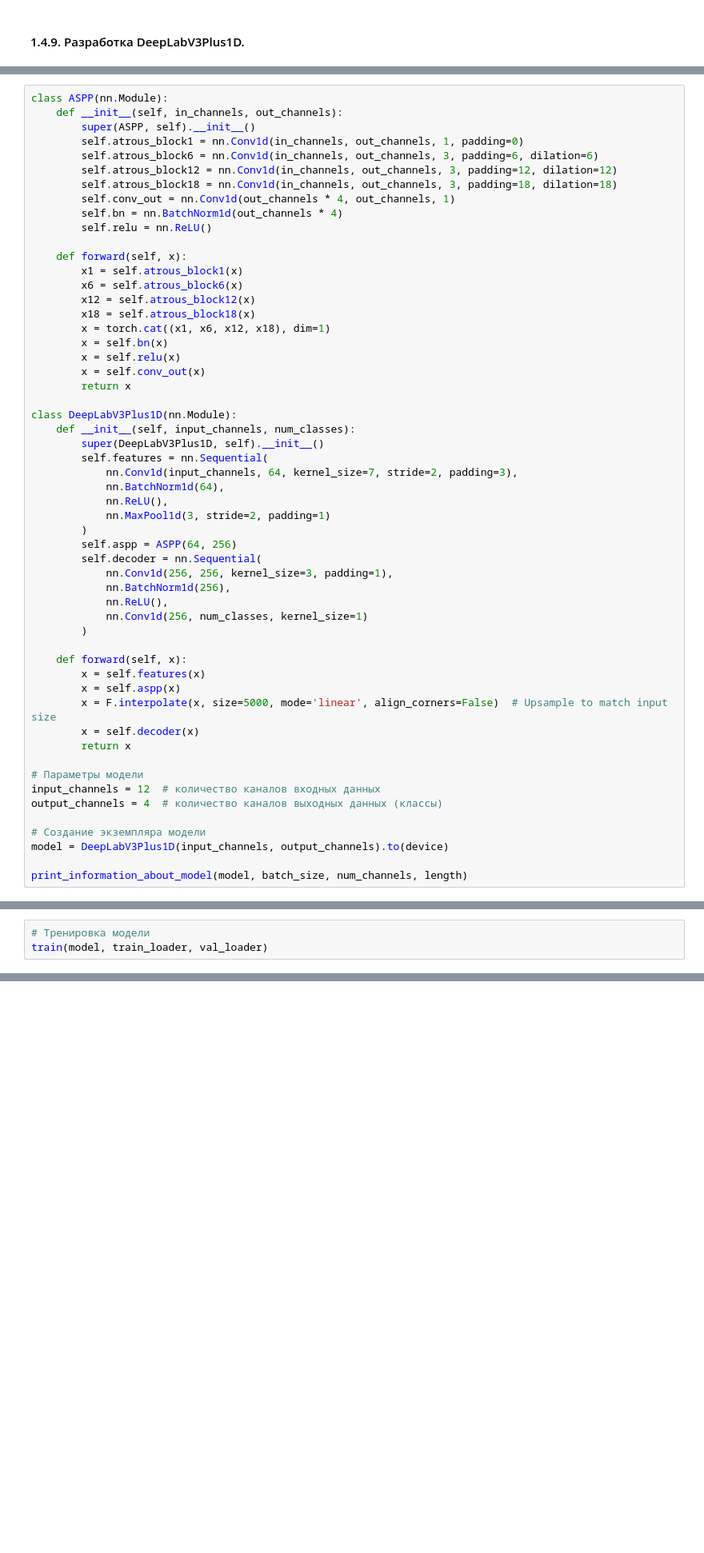
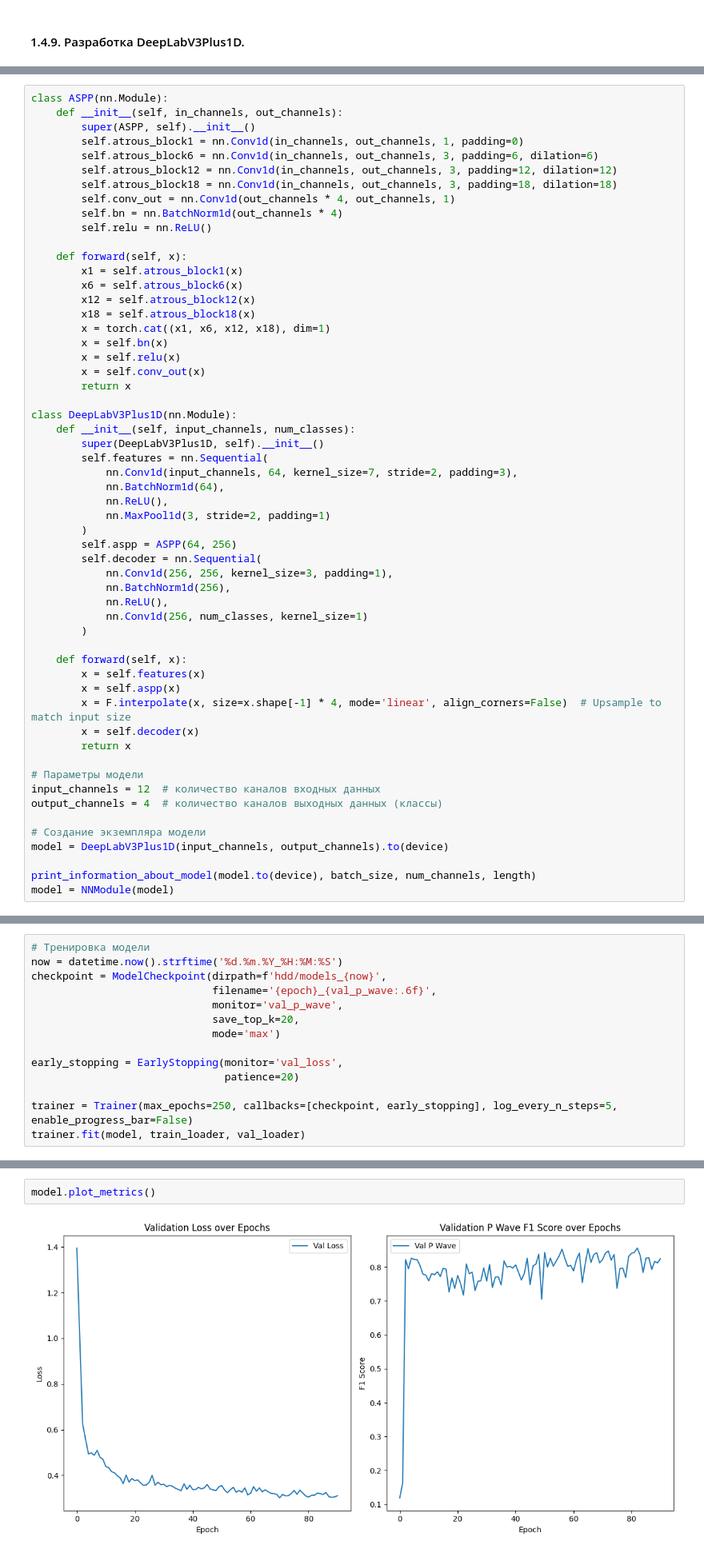
Before and after one commit to Meshford/MasterDiploma, a Jupyter notebook: Diplom_notebook.ipynb, the cells around one changed output, grey strips where cells are left out. Shown at 80% size. Cells and saved outputs as stored; diff of their text form; blank space fills up the shorter version.

```diff
--- a/Diplom_notebook.ipynb
+++ b/Diplom_notebook.ipynb
@@ -2157,7 +2268,7 @@ class DeepLabV3Plus1D(nn.Module):
     def forward(self, x):
         x = self.features(x)
         x = self.aspp(x)
-        x = F.interpolate(x, size=5000, mode='linear', align_corners=False)  # Upsample to match input size
+        x = F.interpolate(x, size=x.shape[-1] * 4, mode='linear', align_corners=False)  # Upsample to match input size
         x = self.decoder(x)
         return x
 
@@ -2168,7 +2279,8 @@ output_channels = 4  # количество каналов выходных да
 # Создание экземпляра модели
 model = DeepLabV3Plus1D(input_channels, output_channels).to(device)
 
-print_information_about_model(model, batch_size, num_channels, length)
+print_information_about_model(model.to(device), batch_size, num_channels, length)
+model = NNModule(model)
 # %% [output]
 Размер входа: torch.Size([2, 12, 5000])
 Размер выхода: torch.Size([2, 4, 5000])
@@ -2193,5 +2305,16 @@ Inference Time: 0.0520885 seconds
 **Декодер**: Простой декодер используется для восстановления размера до исходного, используя интерполяцию для увеличения размера выхода ASPP до размера входного сигнала.
 # %%
 # Тренировка модели
-train(model, train_loader, val_loader)
+now = datetime.now().strftime('%d.%m.%Y_%H:%M:%S')
+checkpoint = ModelCheckpoint(dirpath=f'hdd/models_{now}',
+                             filename='{epoch}_{val_p_wave:.6f}',
+                             monitor='val_p_wave',
+                             save_top_k=20,
+                             mode='max')
+
+early_stopping = EarlyStopping(monitor='val_loss',
+                               patience=20)
+
+trainer = Trainer(max_epochs=250, callbacks=[checkpoint, early_stopping], log_every_n_steps=5, enable_progress_bar=False)
+trainer.fit(model, train_loader, val_loader)
 # %% [output]
@@ -2215 +2340,5 @@ Total training time: 22.07 seconds
+# %%
+model.plot_metrics()
+# %% [output]
+[figure, added]
 # %%
```
Also changed, not shown: parts of 53 cells of this notebook.
